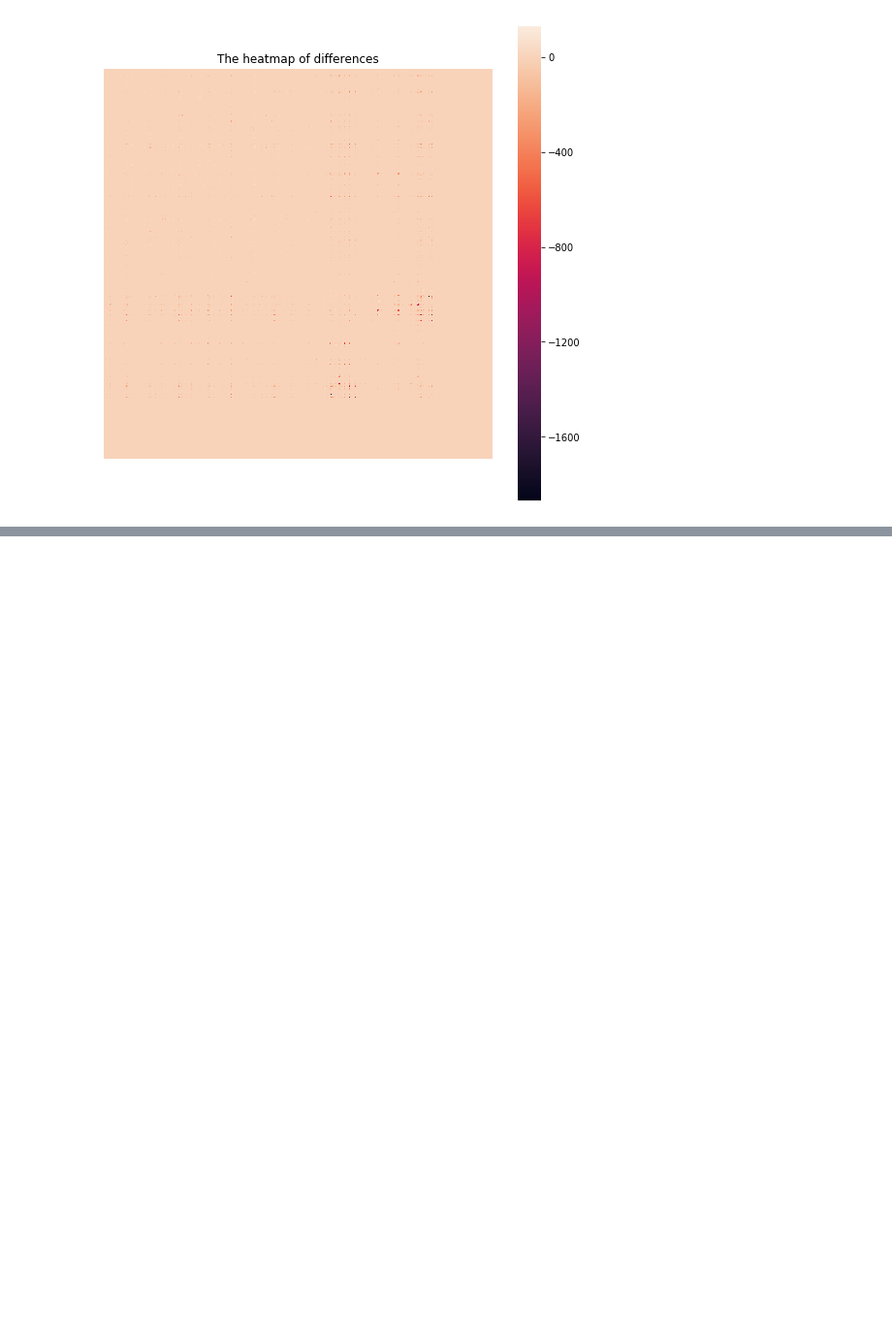
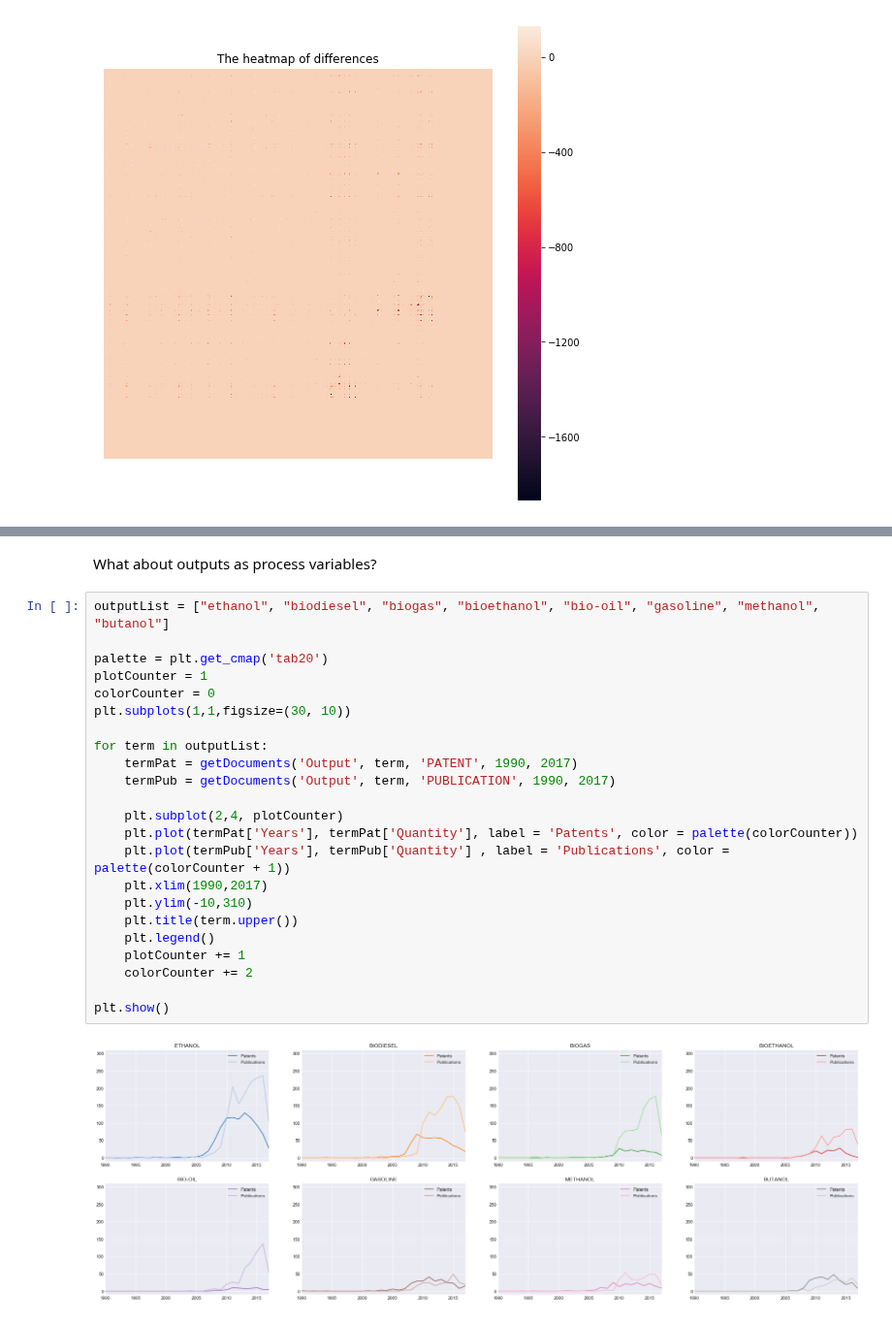
Before and after one commit to duarteocarmo/technological_capabilities, a Jupyter notebook: notebooks/3_PatentsVsPublications.ipynb, the cells around one changed output, grey strips where cells are left out. Shown at 97% size. Drawn from its saved outputs; the diff is of its cells as text; blank space fills up the shorter version.

```diff
--- a/notebooks/3_PatentsVsPublications.ipynb
+++ b/notebooks/3_PatentsVsPublications.ipynb
@@ -194,0 +307,27 @@ plt.show()
+# %% [markdown]
+What about outputs as process variables?
+# %%
+outputList = ["ethanol", "biodiesel", "biogas", "bioethanol", "bio-oil", "gasoline", "methanol", "butanol"]
+
+palette = plt.get_cmap('tab20')
+plotCounter = 1
+colorCounter = 0
+plt.subplots(1,1,figsize=(30, 10))
+
+for term in outputList:
+    termPat = getDocuments('Output', term, 'PATENT', 1990, 2017)
+    termPub = getDocuments('Output', term, 'PUBLICATION', 1990, 2017)
+
+    plt.subplot(2,4, plotCounter)
+    plt.plot(termPat['Years'], termPat['Quantity'], label = 'Patents', color = palette(colorCounter))
+    plt.plot(termPub['Years'], termPub['Quantity'] , label = 'Publications', color = palette(colorCounter + 1))
+    plt.xlim(1990,2017)
+    plt.ylim(-10,310)
+    plt.title(term.upper())
+    plt.legend()
+    plotCounter += 1
+    colorCounter += 2
+
+plt.show()
+# %% [output]
+[figure, added]
```
Also changed, not shown: parts of 12 cells of this notebook.
